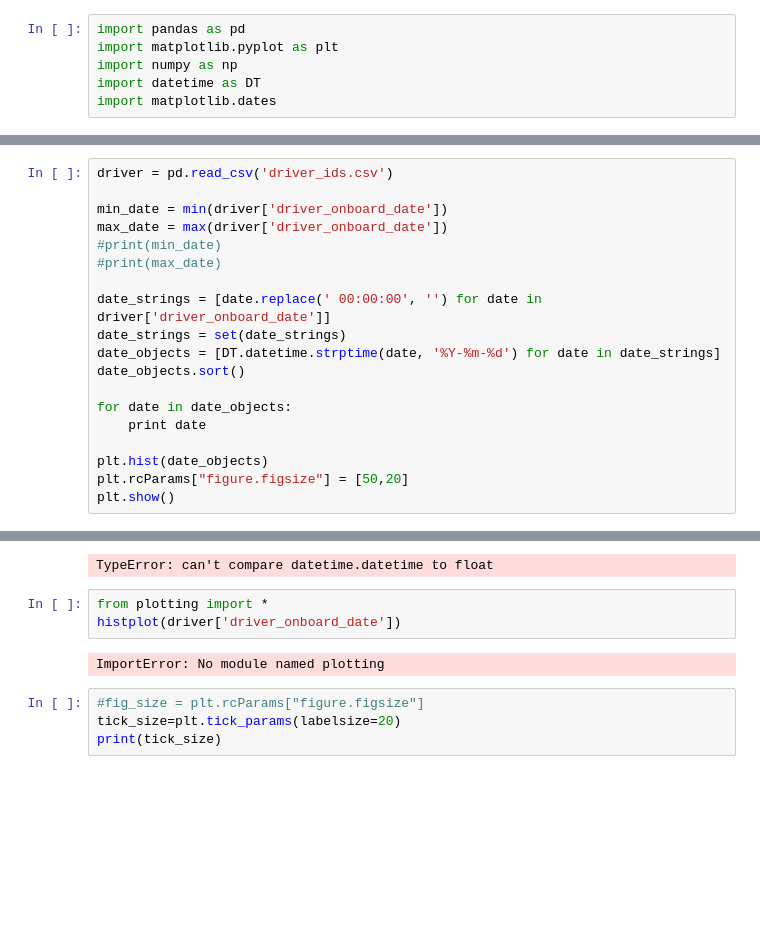
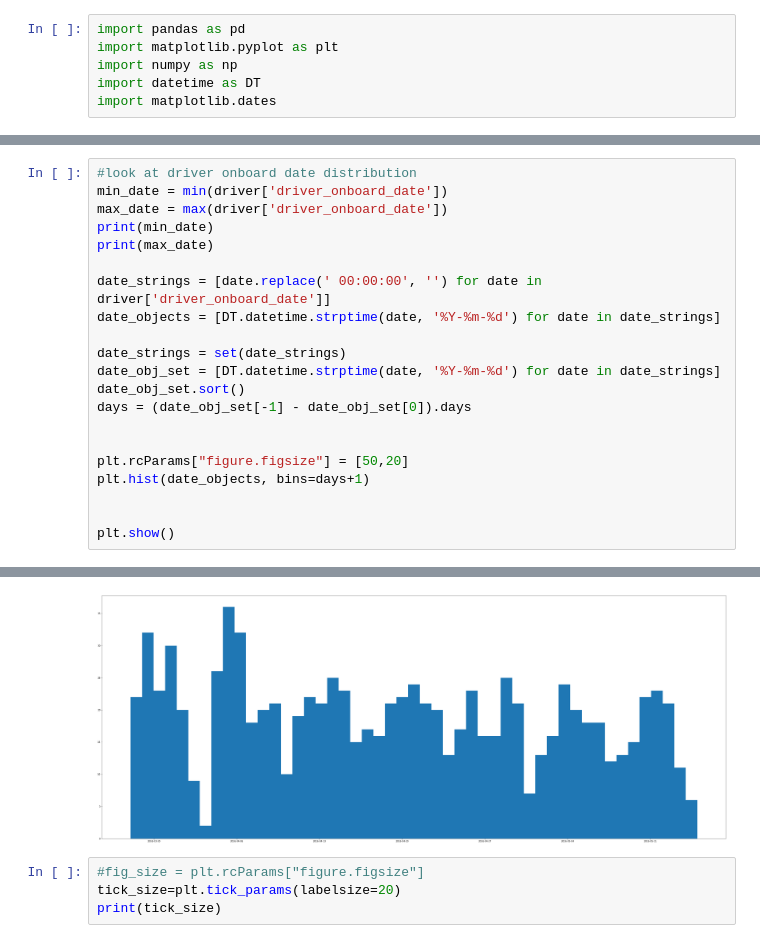
Before and after one commit to slu2009/data_work, a Jupyter notebook: Lyft Data Assignment.ipynb, the cells around one changed output, grey strips where cells are left out. Saved outputs shown, nothing was run; the diff lists cells and outputs as text; blank space fills up the shorter version.

Commit message:
added plot

```diff
--- a/Lyft Data Assignment.ipynb
+++ b/Lyft Data Assignment.ipynb
@@ -7,20 +26,22 @@ import matplotlib.dates
 # %%
-driver = pd.read_csv('driver_ids.csv')
-
+#look at driver onboard date distribution
 min_date = min(driver['driver_onboard_date'])
 max_date = max(driver['driver_onboard_date'])
-#print(min_date)
-#print(max_date)
+print(min_date)
+print(max_date)
 
 date_strings = [date.replace(' 00:00:00', '') for date in driver['driver_onboard_date']]
+date_objects = [DT.datetime.strptime(date, '%Y-%m-%d') for date in date_strings]
+
 date_strings = set(date_strings)
-date_objects = [DT.datetime.strptime(date, '%Y-%m-%d') for date in date_strings]
-date_objects.sort()
+date_obj_set = [DT.datetime.strptime(date, '%Y-%m-%d') for date in date_strings]
+date_obj_set.sort()
+days = (date_obj_set[-1] - date_obj_set[0]).days
 
-for date in date_objects:
-    print date
 
-plt.hist(date_objects)
 plt.rcParams["figure.figsize"] = [50,20]
+plt.hist(date_objects, bins=days+1)
+
+
 plt.show()
 # %% [output]
@@ -44,9 +48,4 @@ plt.show()
-TypeError: can't compare datetime.datetime to float
+[figure, added]
-# %%
-from plotting import *
-histplot(driver['driver_onboard_date'])
-# %% [output]
-ImportError: No module named plotting
 # %%
 #fig_size = plt.rcParams["figure.figsize"]
 tick_size=plt.tick_params(labelsize=20)
```
Also changed, not shown: parts of 8 cells of this notebook.
